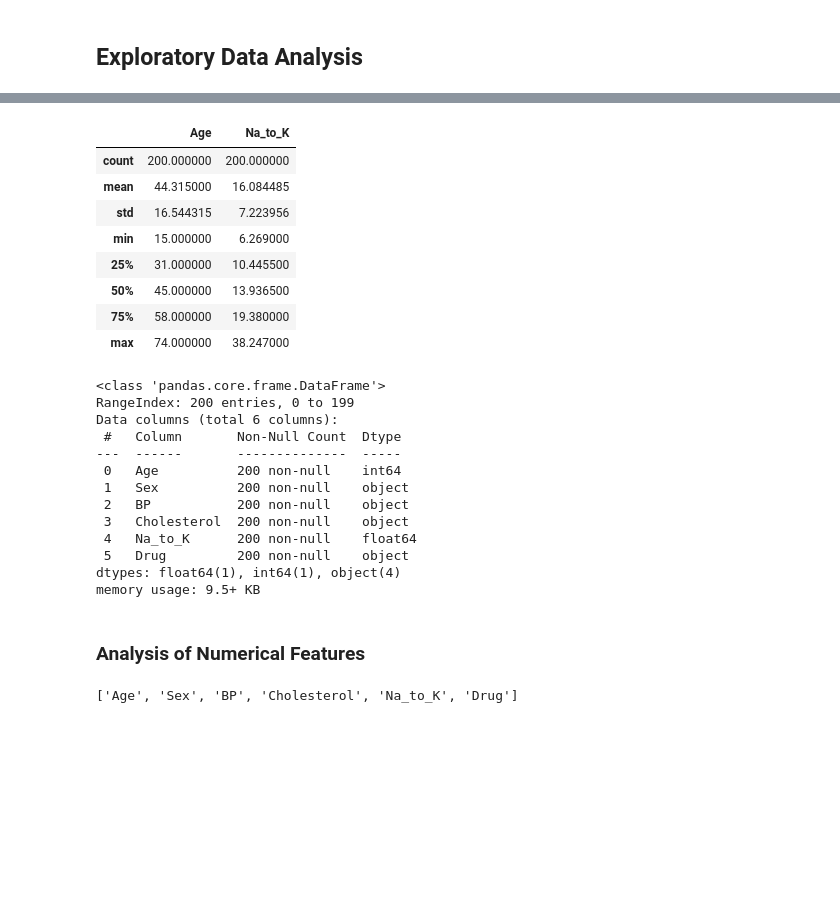
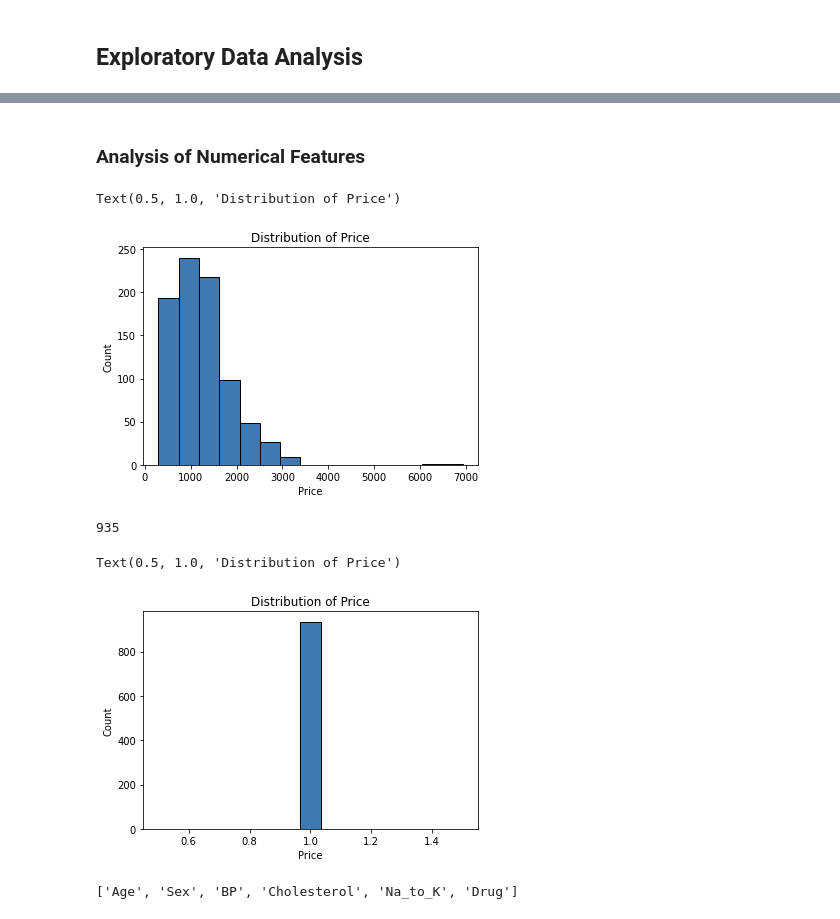
Before and after one commit to andydaehn/Global_Food_Prices, a Jupyter notebook: World_Food_Prices.ipynb, the cells around one changed output, grey strips where cells are left out. Drawn from its saved outputs; the diff is of its cells as text; code cells hidden in the pictures; blank space fills up the shorter version.

```diff
--- a/World_Food_Prices.ipynb
+++ b/World_Food_Prices.ipynb
@@ -29,0 +84,2 @@ explore_df = pd.read_csv('drug200.csv')
+# %%
+congo_df = pd.read_csv('WFP_2022Jul26_DemocraticRepublic of the Congo_FoodPricesData.csv')
@@ -41,33 +134,36 @@ explore_df.head()
-# %%
-explore_df.describe()
-# %% [output]
-|  | Age | Na_to_K |
-| count | 200.000000 | 200.000000 |
-| mean | 44.315000 | 16.084485 |
-| std | 16.544315 | 7.223956 |
-| min | 15.000000 | 6.269000 |
-| 25% | 31.000000 | 10.445500 |
-| 50% | 45.000000 | 13.936500 |
-| 75% | 58.000000 | 19.380000 |
-| max | 74.000000 | 38.247000 |
-# %%
-explore_df.info()
-# %% [output]
-<class 'pandas.core.frame.DataFrame'>
-RangeIndex: 200 entries, 0 to 199
-Data columns (total 6 columns):
- #   Column       Non-Null Count  Dtype
----  ------       --------------  -----
- 0   Age          200 non-null    int64
- 1   Sex          200 non-null    object
- 2   BP           200 non-null    object
- 3   Cholesterol  200 non-null    object
- 4   Na_to_K      200 non-null    float64
- 5   Drug         200 non-null    object
-dtypes: float64(1), int64(1), object(4)
-memory usage: 9.5+ KB
 # %% [markdown]
 ### Analysis of Numerical Features
+# %%
+# # Plot numerical column
+# for col in congo_df:
+#     plt.figure()
+#     sns.histplot(data=congo_df,x=col,bins=15,color=hex_color)
+#     plt.title(f"Distribution of {col}")
+#     print('\n')
+plt.figure()
+sns.histplot(data=congo_df,x=congo_df['Price'],bins=15,color=hex_color)
+plt.title(f"Distribution of Price")
+# %% [output]
+Text(0.5, 1.0, 'Distribution of Price')
+[figure, added]
+# %%
+# for x in congo_df['Price']:
+#     if x >= 4000:
+
+
+# [congo_df['Price'].iloc[x] == 0 for x in congo_df['Price'] if x > 4000]
+
+congo_df['Price'] = congo_df['Price'] <= 4000
+congo_df['Price'].count()
+# %% [output]
+935
+# %%
+plt.figure()
+sns.histplot(data=congo_df,x=congo_df['Price'],bins=15,color=hex_color)
+plt.title(f"Distribution of Price")
+# %% [output]
+Text(0.5, 1.0, 'Distribution of Price')
+[figure, added]
 # %%
 # Combine all columns into list
 explore_cols = explore_df.columns.to_list()
```
Also changed, not shown: parts of 17 cells of this notebook.
